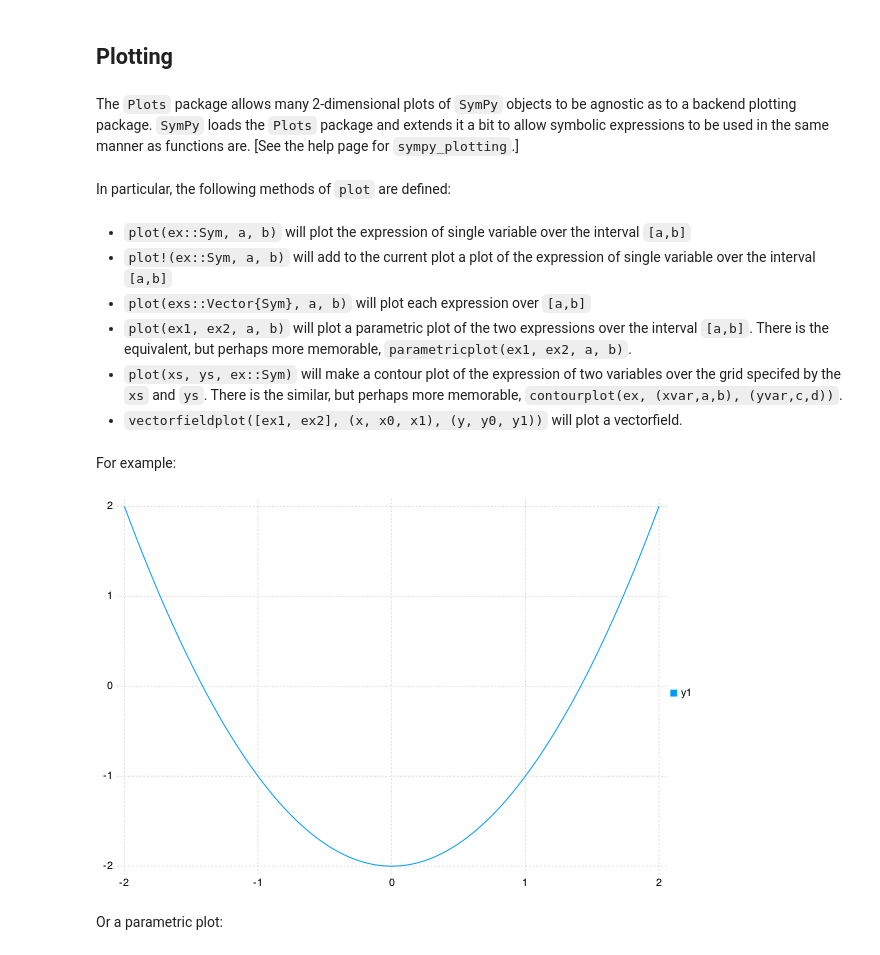
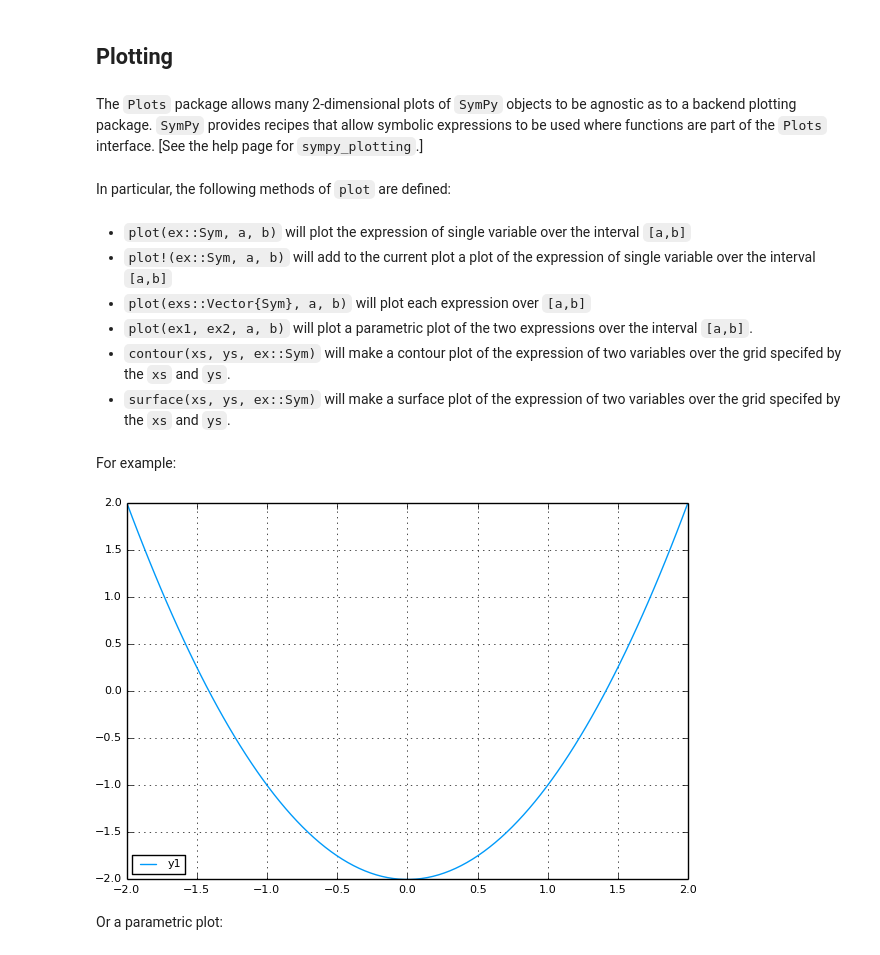
Before and after one commit to JuliaPy/SymPy.jl, a Jupyter notebook: examples/tutorial.ipynb, the cells around one changed output. Drawn from its saved outputs; the diff is of its cells as text; code cells hidden in the pictures.

Commit message:
updates for plots, symfuns macro, better syms macro, solve stuff

```diff
--- a/examples/tutorial.ipynb
+++ b/examples/tutorial.ipynb
@@ -563,7 +590,7 @@ d = solve(exs)
 # %% [markdown]
 <h2>Plotting</h2>
 # %% [markdown]
-<p>The <code>Plots</code> package allows many 2-dimensional plots of <code>SymPy</code> objects to be agnostic as to a backend plotting package.  <code>SymPy</code> loads the <code>Plots</code> package and extends it a bit to allow symbolic expressions to be used in the same manner as functions are. [See the help page for <code>sympy_plotting</code>.]</p>
+<p>The <code>Plots</code> package allows many 2-dimensional plots of <code>SymPy</code> objects to be agnostic as to a backend plotting package.  <code>SymPy</code> provides recipes that allow symbolic expressions to be used where functions are part of the <code>Plots</code> interface. [See the help page for <code>sympy_plotting</code>.]</p>
 # %% [markdown]
 <p>In particular, the following methods of <code>plot</code> are defined:</p>
 # %% [markdown]
@@ -571,20 +598,20 @@ d = solve(exs)
 <li><code>plot&#40;ex::Sym, a, b&#41;</code> will plot the expression of single variable over the interval <code>&#91;a,b&#93;</code></li>
 <li><code>plot&#33;&#40;ex::Sym, a, b&#41;</code> will add to the current plot a plot of  the expression of single variable over the interval <code>&#91;a,b&#93;</code></li>
 <li><code>plot&#40;exs::Vector&#123;Sym&#125;, a, b&#41;</code> will plot each expression over <code>&#91;a,b&#93;</code></li>
-<li><code>plot&#40;ex1, ex2, a, b&#41;</code> will plot a parametric plot of the two expressions over the interval <code>&#91;a,b&#93;</code>. There is the equivalent, but perhaps more memorable, <code>parametricplot&#40;ex1, ex2, a, b&#41;</code>.</li>
-<li><code>plot&#40;xs, ys, ex::Sym&#41;</code> will make a contour plot of the expression of two variables over the grid specifed by the <code>xs</code> and <code>ys</code>.  There is the similar, but perhaps more memorable, <code>contourplot&#40;ex, &#40;xvar,a,b&#41;, &#40;yvar,c,d&#41;&#41;</code>.</li>
-<li><code>vectorfieldplot&#40;&#91;ex1, ex2&#93;, &#40;x, x0, x1&#41;, &#40;y, y0, y1&#41;&#41;</code> will plot a vectorfield.</li>
+<li><code>plot&#40;ex1, ex2, a, b&#41;</code> will plot a parametric plot of the two expressions over the interval <code>&#91;a,b&#93;</code>.</li>
+<li><code>contour&#40;xs, ys, ex::Sym&#41;</code> will make a contour plot of the expression of two variables over the grid specifed by the <code>xs</code> and <code>ys</code>.</li>
+<li><code>surface&#40;xs, ys, ex::Sym&#41;</code> will make a surface plot of the expression of two variables over the grid specifed by the <code>xs</code> and <code>ys</code>.</li>
 </ul>
 # %% [markdown]
 <p>For example:</p>
 # %%
 x = symbols("x")
 using Plots
-gadfly()
+pyplot()
 #
 plot(x^2 - 2, -2,2)
 # %% [output]
-[figure, old version]
+[figure, new version]
 # %% [markdown]
 <p>Or a parametric plot:</p>
 # %%
```
Also changed, not shown: parts of 31 cells of this notebook, 15 other files.
